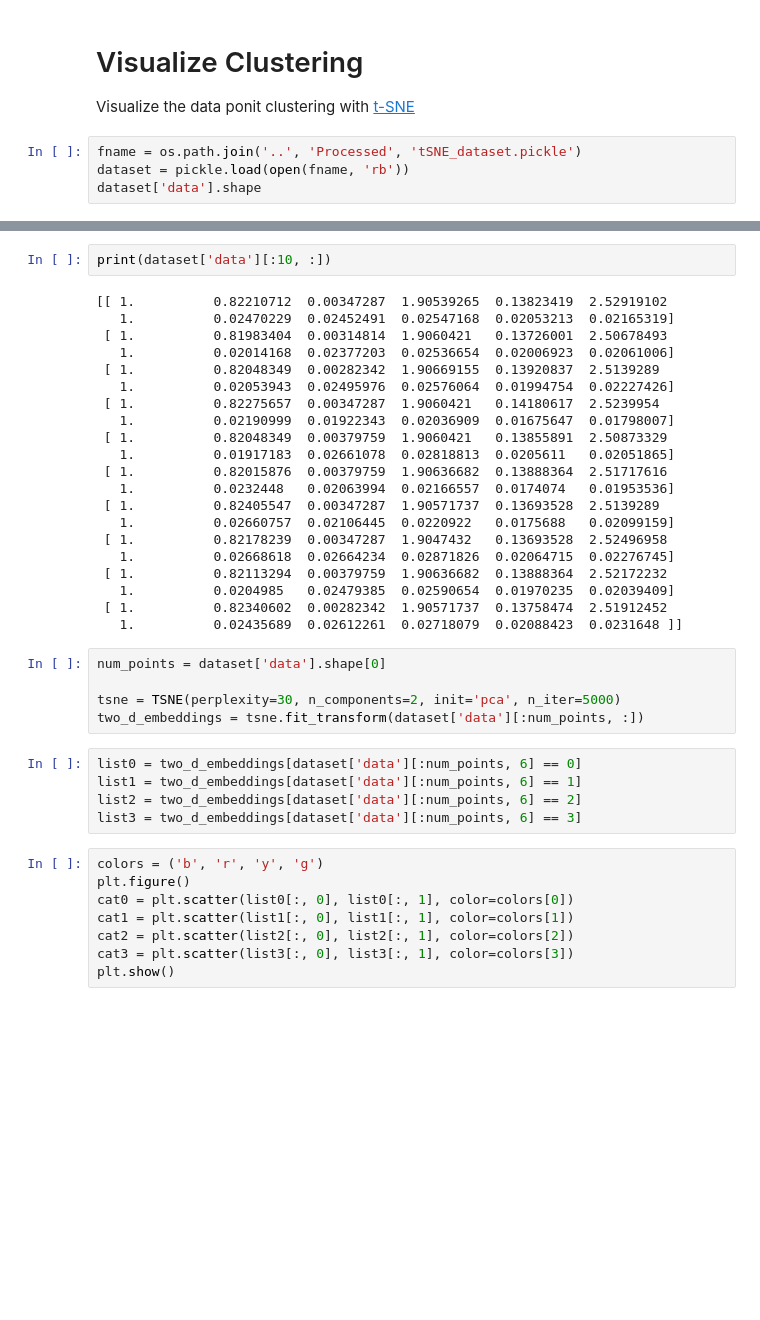
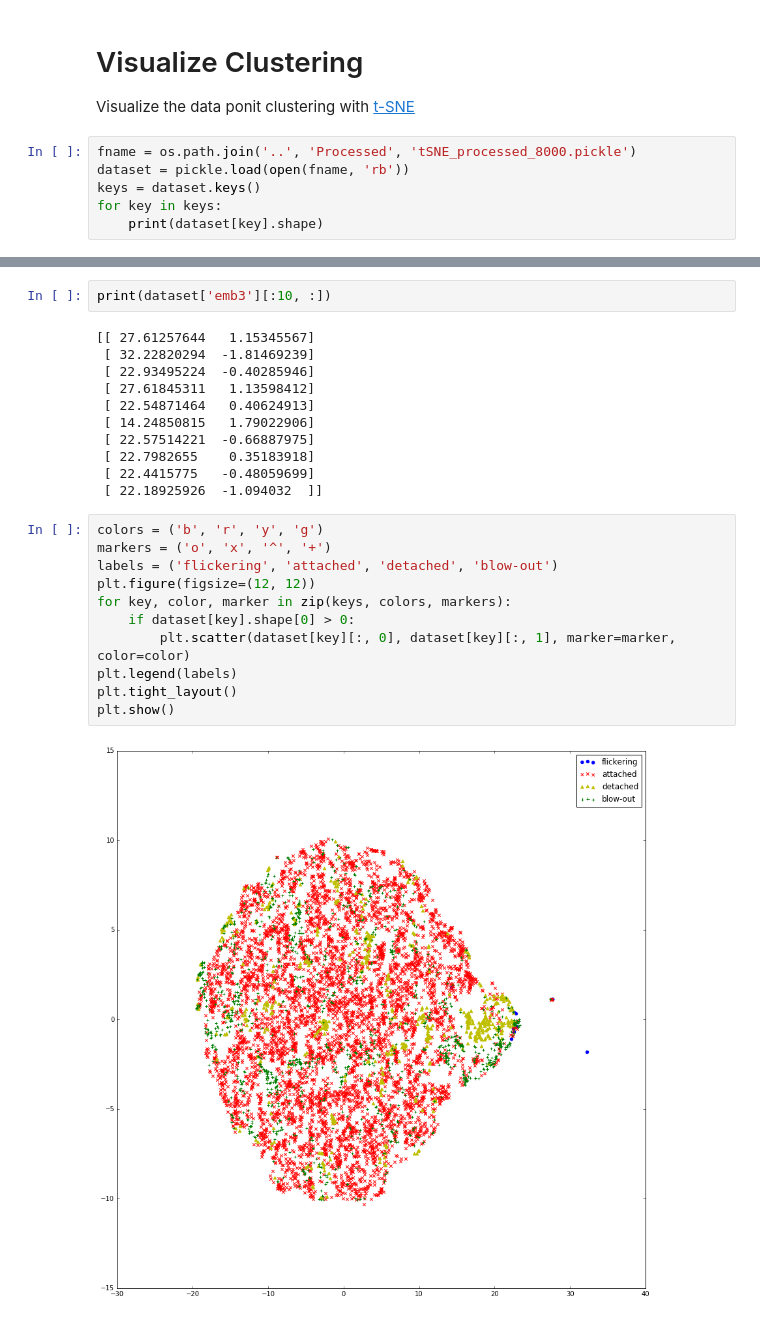
Before and after one commit to Engineero/burner_analysis, a Jupyter notebook: notebooks/tensorflow_workbook.ipynb, the cells around one changed output, grey strips where cells are left out. Saved outputs shown, nothing was run; the diff lists cells and outputs as text; blank space fills up the shorter version.

Commit message:
Added visualization of t-SNE dataset. Still tweaking it to make it look pretty.

```diff
--- a/notebooks/tensorflow_workbook.ipynb
+++ b/notebooks/tensorflow_workbook.ipynb
@@ -527,7 +527,9 @@ Visualize the data ponit clustering with [t-SNE][1]
 
 [1]: http://lvdmaaten.github.io/tsne/
 # %%
-fname = os.path.join('..', 'Processed', 'tSNE_dataset.pickle')
+fname = os.path.join('..', 'Processed', 'tSNE_processed_8000.pickle')
 dataset = pickle.load(open(fname, 'rb'))
-dataset['data'].shape
+keys = dataset.keys()
+for key in keys:
+    print(dataset[key].shape)
 # %% [output]
@@ -535,41 +540,26 @@ dataset['data'].shape
 # %%
-print(dataset['data'][:10, :])
+print(dataset['emb3'][:10, :])
 # %% [output]
-[[ 1.          0.82210712  0.00347287  1.90539265  0.13823419  2.52919102
-   1.          0.02470229  0.02452491  0.02547168  0.02053213  0.02165319]
- [ 1.          0.81983404  0.00314814  1.9060421   0.13726001  2.50678493
-   1.          0.02014168  0.02377203  0.02536654  0.02006923  0.02061006]
- [ 1.          0.82048349  0.00282342  1.90669155  0.13920837  2.5139289
-   1.          0.02053943  0.02495976  0.02576064  0.01994754  0.02227426]
- [ 1.          0.82275657  0.00347287  1.9060421   0.14180617  2.5239954
-   1.          0.02190999  0.01922343  0.02036909  0.01675647  0.01798007]
- [ 1.          0.82048349  0.00379759  1.9060421   0.13855891  2.50873329
-   1.          0.01917183  0.02661078  0.02818813  0.0205611   0.02051865]
- [ 1.          0.82015876  0.00379759  1.90636682  0.13888364  2.51717616
-   1.          0.0232448   0.02063994  0.02166557  0.0174074   0.01953536]
- [ 1.          0.82405547  0.00347287  1.90571737  0.13693528  2.5139289
-   1.          0.02660757  0.02106445  0.0220922   0.0175688   0.02099159]
- [ 1.          0.82178239  0.00347287  1.9047432   0.13693528  2.52496958
-   1.          0.02668618  0.02664234  0.02871826  0.02064715  0.02276745]
- [ 1.          0.82113294  0.00379759  1.90636682  0.13888364  2.52172232
-   1.          0.0204985   0.02479385  0.02590654  0.01970235  0.02039409]
- [ 1.          0.82340602  0.00282342  1.90571737  0.13758474  2.51912452
-   1.          0.02435689  0.02612261  0.02718079  0.02088423  0.0231648 ]]
+[[ 27.61257644   1.15345567]
+ [ 32.22820294  -1.81469239]
+ [ 22.93495224  -0.40285946]
+ [ 27.61845311   1.13598412]
+ [ 22.54871464   0.40624913]
+ [ 14.24850815   1.79022906]
+ [ 22.57514221  -0.66887975]
+ [ 22.7982655    0.35183918]
+ [ 22.4415775   -0.48059699]
+ [ 22.18925926  -1.094032  ]]
-# %%
-num_points = dataset['data'].shape[0]
-
-tsne = TSNE(perplexity=30, n_components=2, init='pca', n_iter=5000)
-two_d_embeddings = tsne.fit_transform(dataset['data'][:num_points, :])
-# %%
-list0 = two_d_embeddings[dataset['data'][:num_points, 6] == 0]
-list1 = two_d_embeddings[dataset['data'][:num_points, 6] == 1]
-list2 = two_d_embeddings[dataset['data'][:num_points, 6] == 2]
-list3 = two_d_embeddings[dataset['data'][:num_points, 6] == 3]
-# %%
-colors = ('b', 'r', 'y', 'g')
-plt.figure()
-cat0 = plt.scatter(list0[:, 0], list0[:, 1], color=colors[0])
-cat1 = plt.scatter(list1[:, 0], list1[:, 1], color=colors[1])
-cat2 = plt.scatter(list2[:, 0], list2[:, 1], color=colors[2])
-cat3 = plt.scatter(list3[:, 0], list3[:, 1], color=colors[3])
-plt.show()
+# %%
+colors = ('b', 'r', 'y', 'g')
+markers = ('o', 'x', '^', '+')
+labels = ('flickering', 'attached', 'detached', 'blow-out')
+plt.figure(figsize=(12, 12))
+for key, color, marker in zip(keys, colors, markers):
+    if dataset[key].shape[0] > 0:
+        plt.scatter(dataset[key][:, 0], dataset[key][:, 1], marker=marker, color=color)
+plt.legend(labels)
+plt.tight_layout()
+plt.show()
+# %% [output]
+[figure, added]
```
Also changed, not shown: parts of 2 cells of this notebook.
